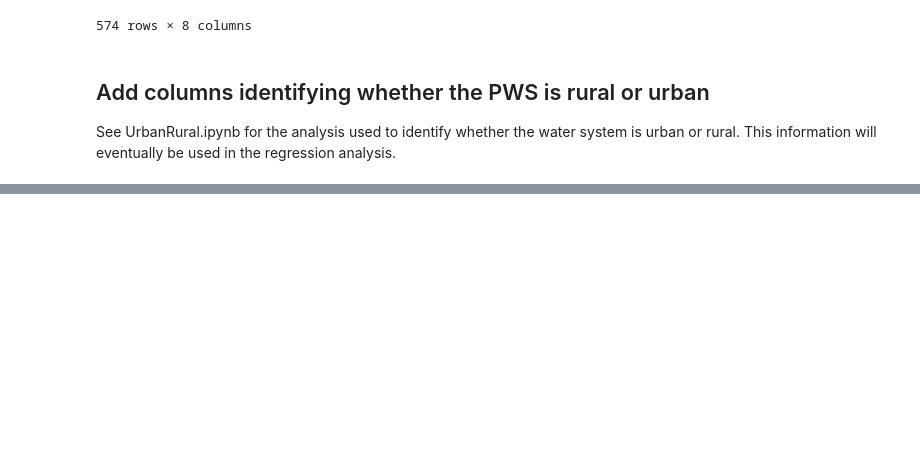
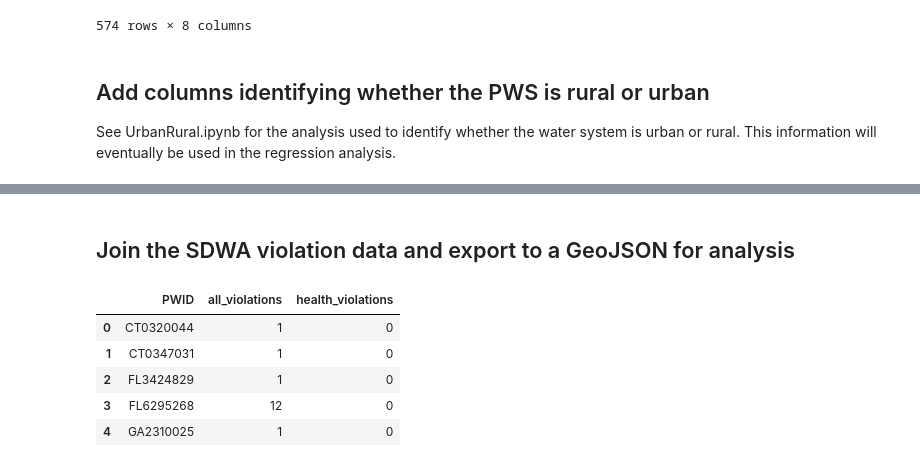
Before and after one commit to zstatmanweil/EJ-analysis-map, a Jupyter notebook: spatial-analysis/ArealWeighting.ipynb, the cells around one changed output, grey strips where cells are left out. Saved outputs shown, nothing was run; the diff lists cells and outputs as text; code cells hidden in the pictures; blank space fills up the shorter version.

```diff
--- a/spatial-analysis/ArealWeighting.ipynb
+++ b/spatial-analysis/ArealWeighting.ipynb
@@ -455,3 +446,16 @@ aw_pws.head()
 | 2 | NJ0104003 | 1.045117e+08 | 1975.369923 | 211.360809 | 678.052804 | 0.106998 | 0.343254 | POLYGON ((358984.6680578727 24615... | urban |
 | 3 | NJ0105001 | 4.075818e+05 | 2.633283 | 0.355535 | 0.650936 | 0.135016 | 0.247196 | POLYGON ((382017.3487498079 26420... | rural |
 | 4 | NJ0105002 | 8.502179e+05 | 5.493043 | 0.741649 | 1.357856 | 0.135016 | 0.247196 | POLYGON ((383871.0728139255 22898... | rural |
+# %% [markdown]
+## Join the SDWA violation data and export to a GeoJSON for analysis
+# %%
+sdwa_vios = pd.read_csv('..\Data\Created\SDWIS\sdwa_vios.csv')
+sdwa_vios = sdwa_vios.rename(columns={'PWSID': "PWID"})
+sdwa_vios.head()
+# %% [output]
+|  | PWID | all_violations | health_violations |
+| 0 | CT0320044 | 1 | 0 |
+| 1 | CT0347031 | 1 | 0 |
+| 2 | FL3424829 | 1 | 0 |
+| 3 | FL6295268 | 12 | 0 |
+| 4 | GA2310025 | 1 | 0 |
```
Also changed, not shown: parts of 7 cells of this notebook.
